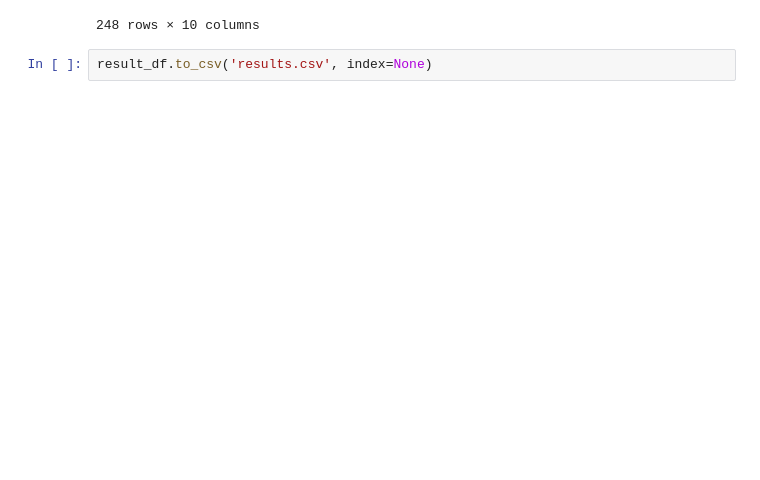
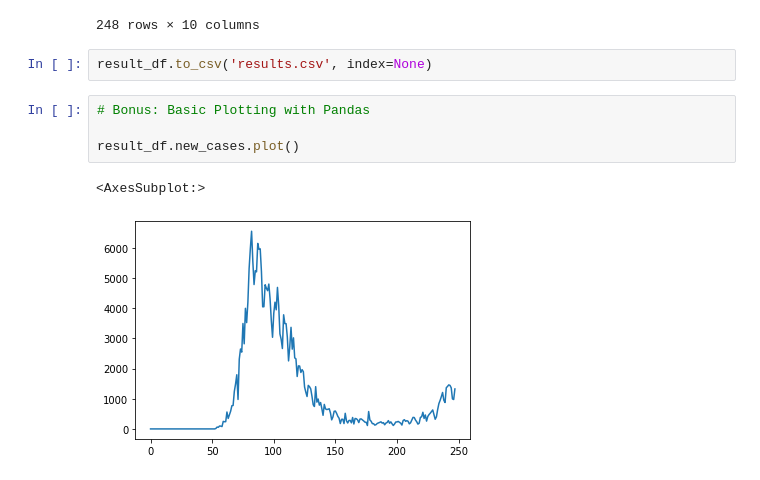
Before and after one commit to CarlosViniMSouza/DataAnalysisWithPython, a Jupyter notebook: notebooks/L03_Pandas.ipynb, the cells around one changed output. Cells and saved outputs as stored; diff of their text form; blank space fills up the shorter version.

Commit message:
Next Topic: Conclusion | L03_Pandas.ipynb -> alts add

```diff
--- a/notebooks/L03_Pandas.ipynb
+++ b/notebooks/L03_Pandas.ipynb
@@ -667,3 +667,10 @@ result_df
 248 rows × 10 columns
 # %%
 result_df.to_csv('results.csv', index=None)
+# %%
+# Bonus: Basic Plotting with Pandas
+
+result_df.new_cases.plot()
+# %% [output]
+<AxesSubplot:>
+[figure, added]
```
Also changed, not shown: parts of 10 cells of this notebook, 2 other files.
